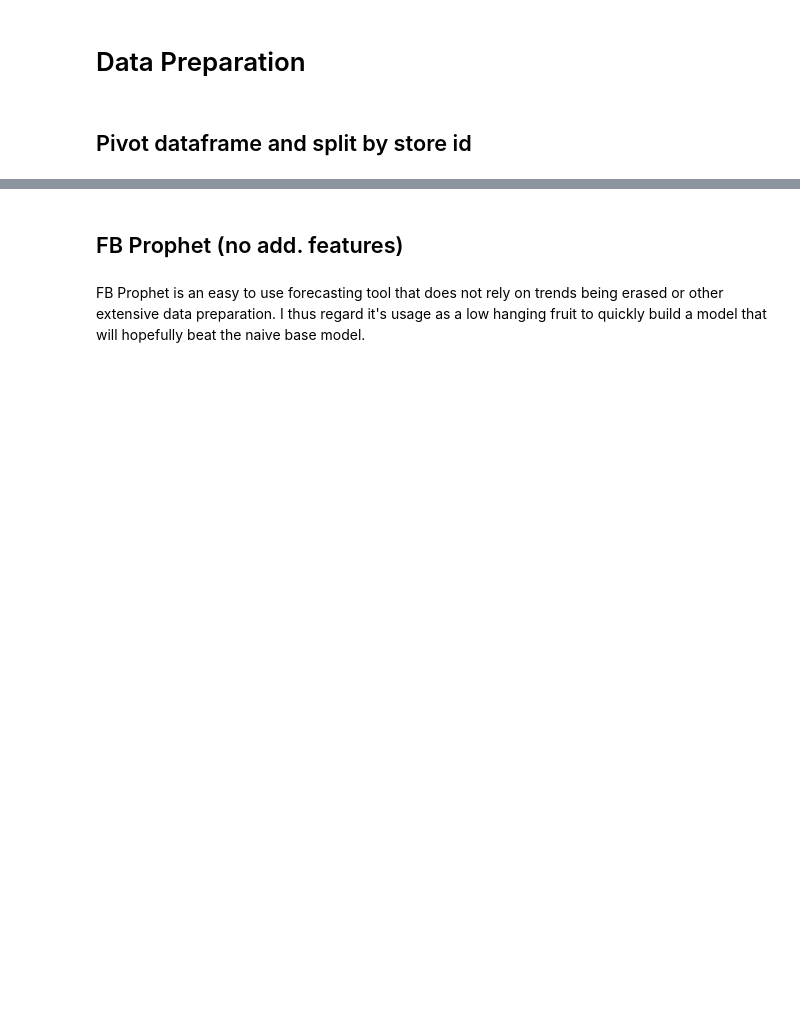
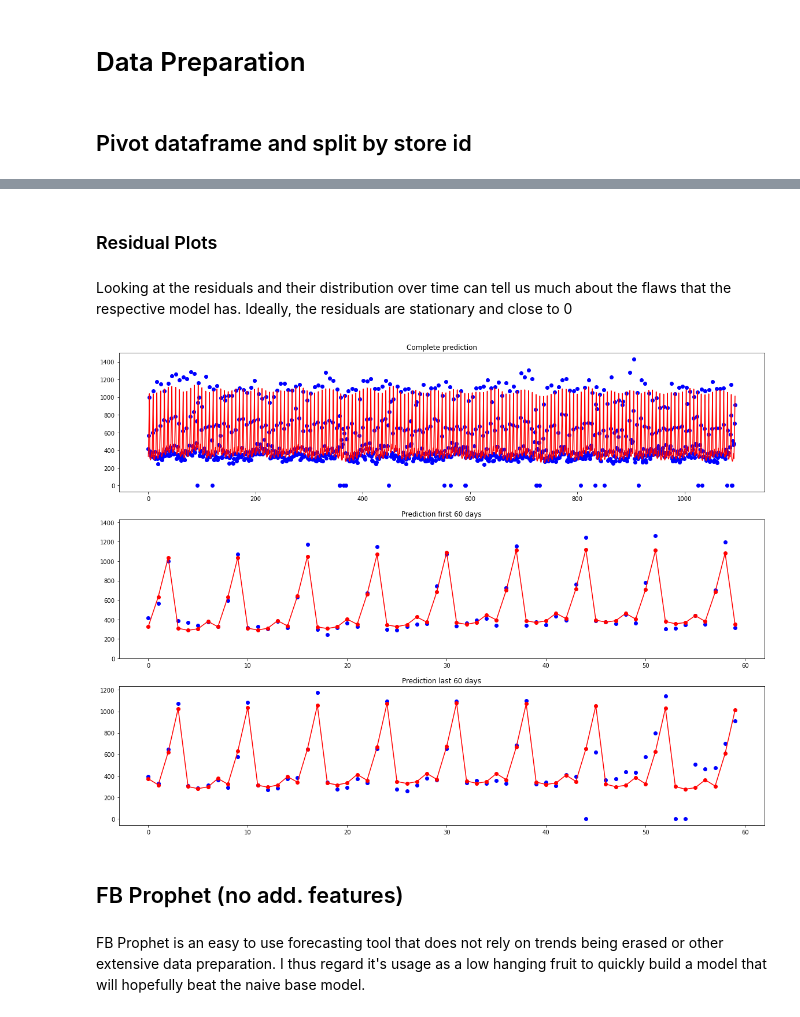
Before and after one commit to captaincurry94/capstone, a Jupyter notebook: predictive_models.ipynb, the cells around one changed output, grey strips where cells are left out. Cells and saved outputs as stored; diff of their text form; code cells hidden in the pictures; blank space fills up the shorter version.

Commit message:
added evaluation functions for models

```diff
--- a/predictive_models.ipynb
+++ b/predictive_models.ipynb
@@ -200,0 +210,4 @@ for fil in validation_df.Filiale.unique():
+# %% [markdown]
+### Residual Plots
+# %% [markdown]
+Looking at the residuals and their distribution over time can tell us much about the flaws that the respective model has. Ideally, the residuals are stationary and close to 0
@@ -201,3 +242,25 @@ for fil in validation_df.Filiale.unique():
+# %%
+def plot_prediction(y_true,y_predict):
+    '''Plots true and predicted values on same y-axis'''
+    fig = plt.figure(figsize=(20,15))
+    ax1 = fig.add_subplot(311)
+    ax1.plot(range(len(y_true)), y_true,'bo')
+    ax1.plot(range(len(y_predict)),y_predict,'r-')
+    ax1.set_title('Complete prediction')
+
+    ax2 = fig.add_subplot(312)
+    ax2.plot(range(len(y_true[:60])), y_true[:60],'bo')
+    ax2.plot(range(len(y_predict[:60])),y_predict[:60],'r-o')
+    ax2.set_title('Prediction first 60 days')
+    ax2.set_ylim(0,max(y_true))
+    ax3 = fig.add_subplot(313)
+    ax3.plot(range(len(y_true[-60:])), y_true[-60:],'bo')
+    ax3.plot(range(len(y_predict[-60:])),y_predict[-60:],'ro-')
+    ax3.set_title('Prediction last 60 days')
+# %%
+plot_prediction(y_true,y_predict)
+# %% [output]
+[figure, added]
 # %% [markdown]
 ## FB Prophet (no add. features)
 # %% [markdown]
```
Also changed, not shown: parts of 11 cells of this notebook.
